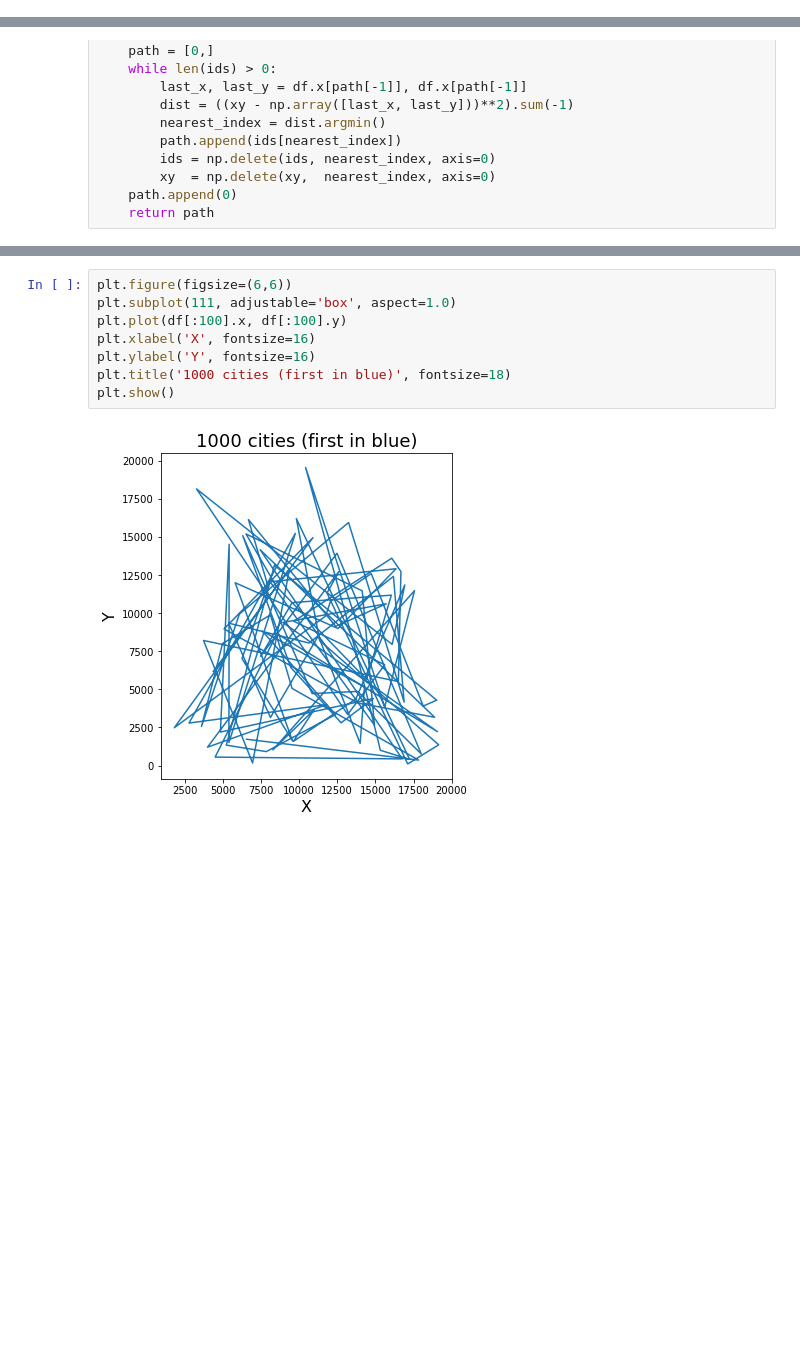
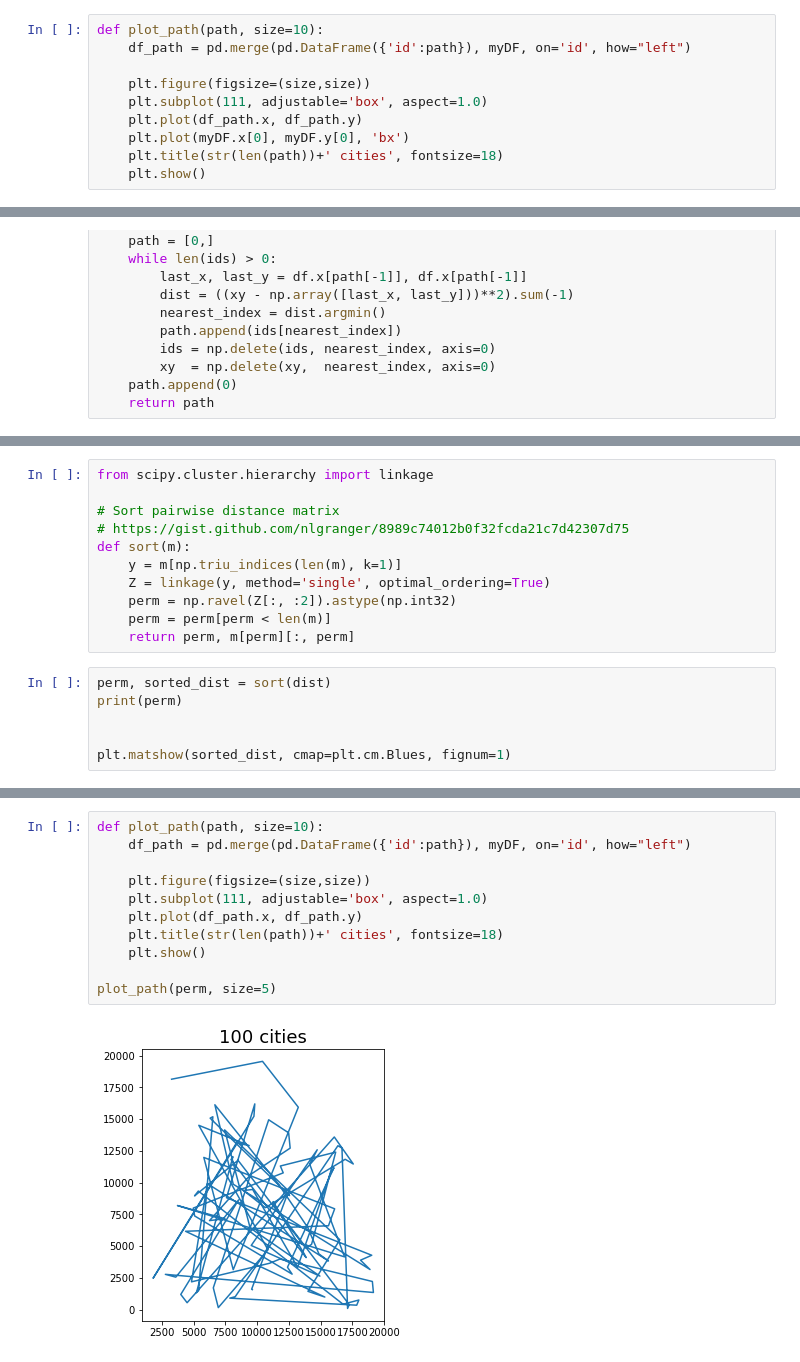
Before and after one commit to javiabellan/optimization, a Jupyter notebook: Kaggle Santa Competitions/santa_2012_TSP/My solution.ipynb, the cells around one changed output, grey strips where cells are left out. Saved outputs shown, nothing was run; the diff lists cells and outputs as text; blank space fills up the shorter version.

```diff
--- a/Kaggle Santa Competitions/santa_2012_TSP/My solution.ipynb
+++ b/Kaggle Santa Competitions/santa_2012_TSP/My solution.ipynb
@@ -100,3 +101,13 @@ myDF
+# %%
+def plot_path(path, size=10):
+    df_path = pd.merge(pd.DataFrame({'id':path}), myDF, on='id', how="left")
+
+    plt.figure(figsize=(size,size))
+    plt.subplot(111, adjustable='box', aspect=1.0)
+    plt.plot(df_path.x, df_path.y)
+    plt.plot(myDF.x[0], myDF.y[0], 'bx')
+    plt.title(str(len(path))+' cities', fontsize=18)
+    plt.show()
 # %% [markdown]
 # Greedy: Nearest Neighbour
 # %%
@@ -134,0 +144,17 @@ df_path
+# %%
+from scipy.cluster.hierarchy import linkage
+
+# Sort pairwise distance matrix
+# https://gist.github.com/nlgranger/8989c74012b0f32fcda21c7d42307d75
+def sort(m):
+    y = m[np.triu_indices(len(m), k=1)]
+    Z = linkage(y, method='single', optimal_ordering=True)
+    perm = np.ravel(Z[:, :2]).astype(np.int32)
+    perm = perm[perm < len(m)]
+    return perm, m[perm][:, perm]
+# %%
+perm, sorted_dist = sort(dist)
+print(perm)
+
+
+plt.matshow(sorted_dist, cmap=plt.cm.Blues, fignum=1)
@@ -135,10 +169,13 @@ df_path
 # %%
-plt.figure(figsize=(6,6))
-plt.subplot(111, adjustable='box', aspect=1.0)
-plt.plot(df[:100].x, df[:100].y)
-plt.xlabel('X', fontsize=16)
-plt.ylabel('Y', fontsize=16)
-plt.title('1000 cities (first in blue)', fontsize=18)
-plt.show()
+def plot_path(path, size=10):
+    df_path = pd.merge(pd.DataFrame({'id':path}), myDF, on='id', how="left")
+
+    plt.figure(figsize=(size,size))
+    plt.subplot(111, adjustable='box', aspect=1.0)
+    plt.plot(df_path.x, df_path.y)
+    plt.title(str(len(path))+' cities', fontsize=18)
+    plt.show()
+
+plot_path(perm, size=5)
 # %% [output]
-[figure, old version]
+[figure, new version]
```
Also changed, not shown: parts of 18 cells of this notebook.
